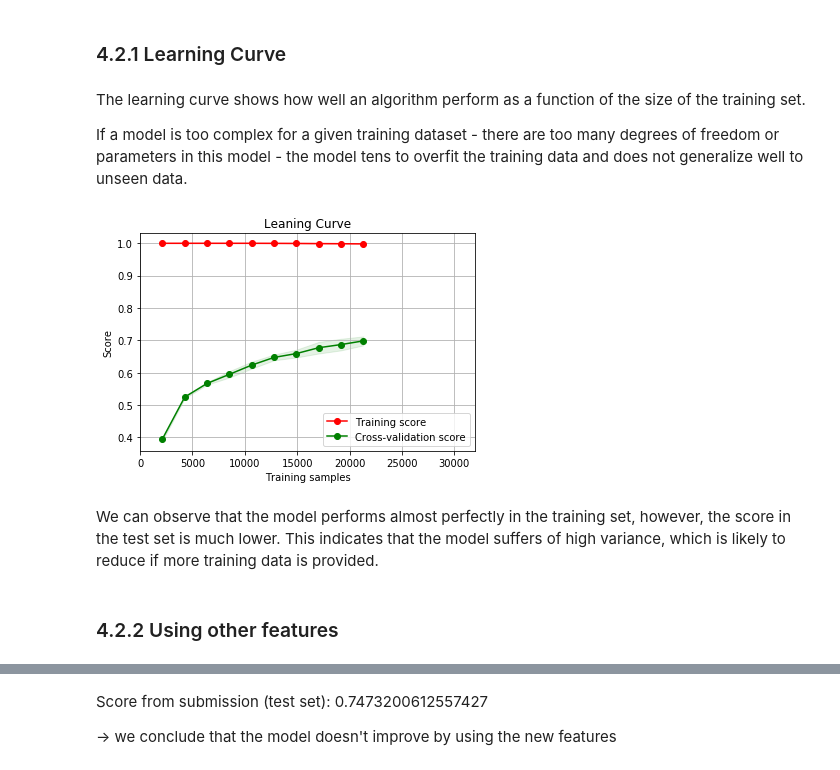
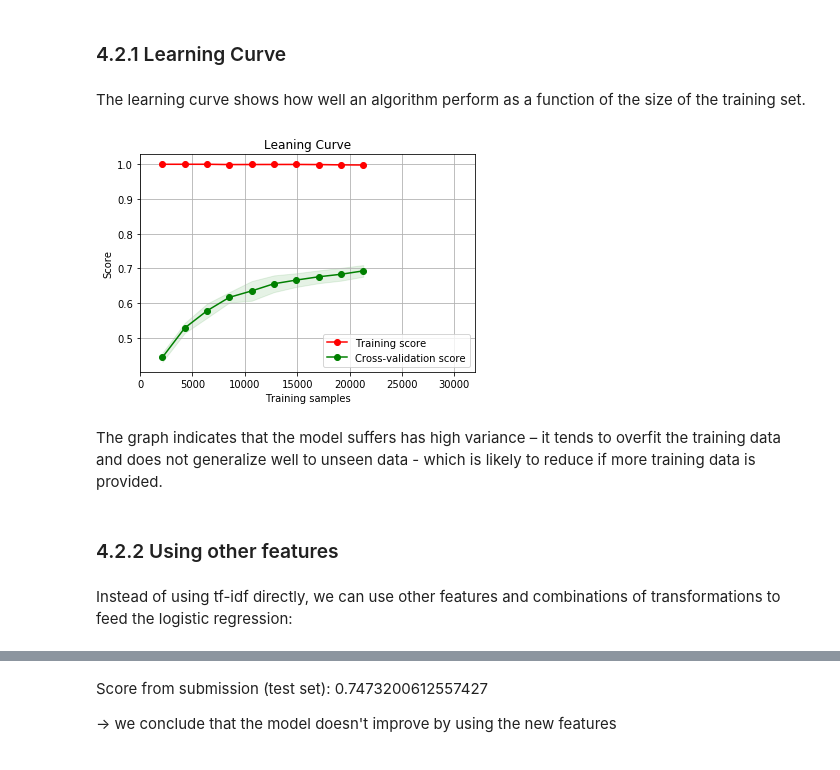
Before and after one commit to jpceia/Portfolio, a Jupyter notebook: Twitter Sentiment/Twitter Sentiment Analysis.ipynb, the cells around one changed output, grey strips where cells are left out. Drawn from its saved outputs; the diff is of its cells as text; code cells hidden in the pictures.

```diff
--- a/Twitter Sentiment/Twitter Sentiment Analysis.ipynb
+++ b/Twitter Sentiment/Twitter Sentiment Analysis.ipynb
@@ -383,17 +399,16 @@ Score from submission (test set): 0.749615975422427
 ### 4.2.1 Learning Curve
 # %% [markdown]
 The learning curve shows how well an algorithm perform as a function of the size of the training set.
-
-If a model is too complex for a given training dataset - there are too many degrees of freedom or parameters in this model - the model tens to overfit the training data and does not generalize well to unseen data.
 # %%
-learning_curve(lr, X_train, y_train, scoring='f1', n_min=.1, n_max=1, n_points=10, log_scale=False, traincv=3, n_jobs=4)
+learning_curve(lr, X_train, y_train, scoring='f1', n_min=.1, n_max=1, n_points=10, log_scale=False, cv=3, n_jobs=4)
 # %% [output]
-[figure, old version]
+[figure, new version]
 # %% [markdown]
-We can observe that the model performs almost perfectly in the training set, however, the score in the test set is much lower.
-This indicates that the model suffers of high variance, which is likely to reduce if more training data is provided.
+The graph indicates that the model suffers has high variance – it tends to overfit the training data and does not generalize well to unseen data - which is likely to reduce if more training data is provided.
 # %% [markdown]
 ### 4.2.2 Using other features
+# %% [markdown]
+Instead of using tf-idf directly, we can use other features and combinations of transformations to feed the logistic regression:
 # %%
 lr2 = make_pipeline(
     make_union(
```
Also changed, not shown: parts of 31 cells of this notebook.
